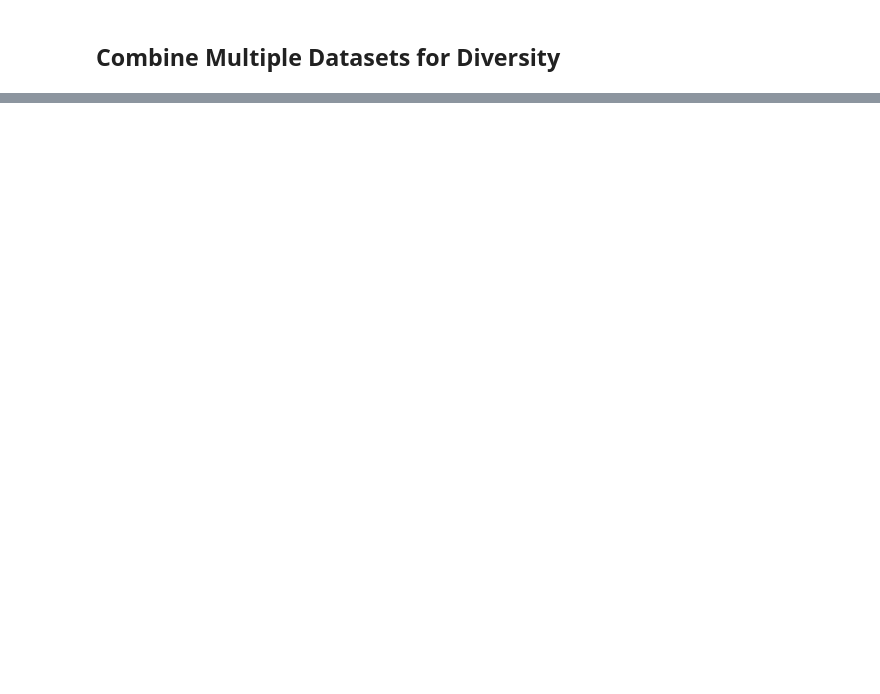
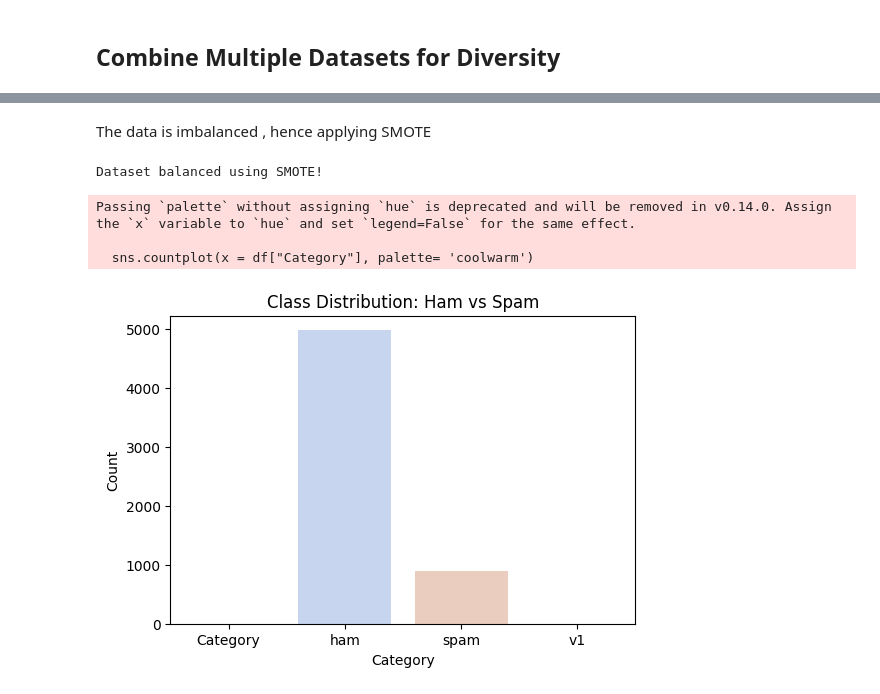
Before and after one commit to ShashankMk031/Spam-Email-Classification, a Jupyter notebook: model.ipynb, the cells around one changed output, grey strips where cells are left out. Drawn from its saved outputs; the diff is of its cells as text; code cells hidden in the pictures; blank space fills up the shorter version.

```diff
--- a/model.ipynb
+++ b/model.ipynb
@@ -134,0 +146,16 @@ print(weird_chars.sample(5))
+# %%
+# Getting data from CSV files
+#df1 = pd.read_csv("mail_data.csv", encoding="ISO-8859-1")
+#df2 = pd.read_csv("spam after new update.csv", encoding="ISO-8859-1")
+
+df1 = pd.read_csv("mail_data.csv", header=None, usecols=[0, 1], names=['Category', 'Message'] , encoding="ISO-8859-1")
+df2 = pd.read_csv("spam after new update.csv", header=None, usecols=[0, 1], names=['Category', 'Message'] , encoding="ISO-8859-1")
+
+# Remove rows where Category or Message is missing
+df1.dropna(subset=['Category', 'Message'], inplace=True)
+df2.dropna(subset=['Category', 'Message'], inplace=True)
+
+
+df = pd.concat([df1, df2], ignore_index= True)
+
+df.to_csv("data.csv" , index = False)
@@ -134,0 +164,8 @@ print(weird_chars.sample(5))
+# %%
+print(df.isnull().sum())  #Check missing values
+
+# handling missing values
+df.dropna(inplace= True)
+
+# handling duplicates
+df.drop_duplicates(inplace= True)
@@ -134,0 +188,30 @@ print(weird_chars.sample(5))
+# %% [markdown]
+The data is imbalanced , hence applying SMOTE
+# %%
+from imblearn.over_sampling import SMOTE
+from sklearn.feature_extraction.text import TfidfVectorizer
+
+# Convert messages into numerical form using TF-IDF
+vectorizer = TfidfVectorizer()
+X = vectorizer.fit_transform(df['Message'])
+y = df['Category'].apply(lambda x: 1 if x == 'spam' else 0)  # Convert labels to 0 (ham) and 1 (spam)
+
+# Apply SMOTE
+smote = SMOTE(random_state=42)
+X_resampled, y_resampled = smote.fit_resample(X, y)
+
+print("Dataset balanced using SMOTE!")
+# %% [output]
+Dataset balanced using SMOTE!
+# %%
+plt.figure(figsize=(6,4)) #Learning data occurence
+sns.countplot(x = df["Category"], palette= 'coolwarm')
+plt.title("Class Distribution: Ham vs Spam")
+plt.xlabel("Category")
+plt.ylabel("Count")
+plt.show()
+# %% [output]
+Passing `palette` without assigning `hue` is deprecated and will be removed in v0.14.0. Assign the `x` variable to `hue` and set `legend=False` for the same effect.
+
+  sns.countplot(x = df["Category"], palette= 'coolwarm')
+[figure, added]
```
Also changed, not shown: parts of 8 cells of this notebook, 2 other files.
